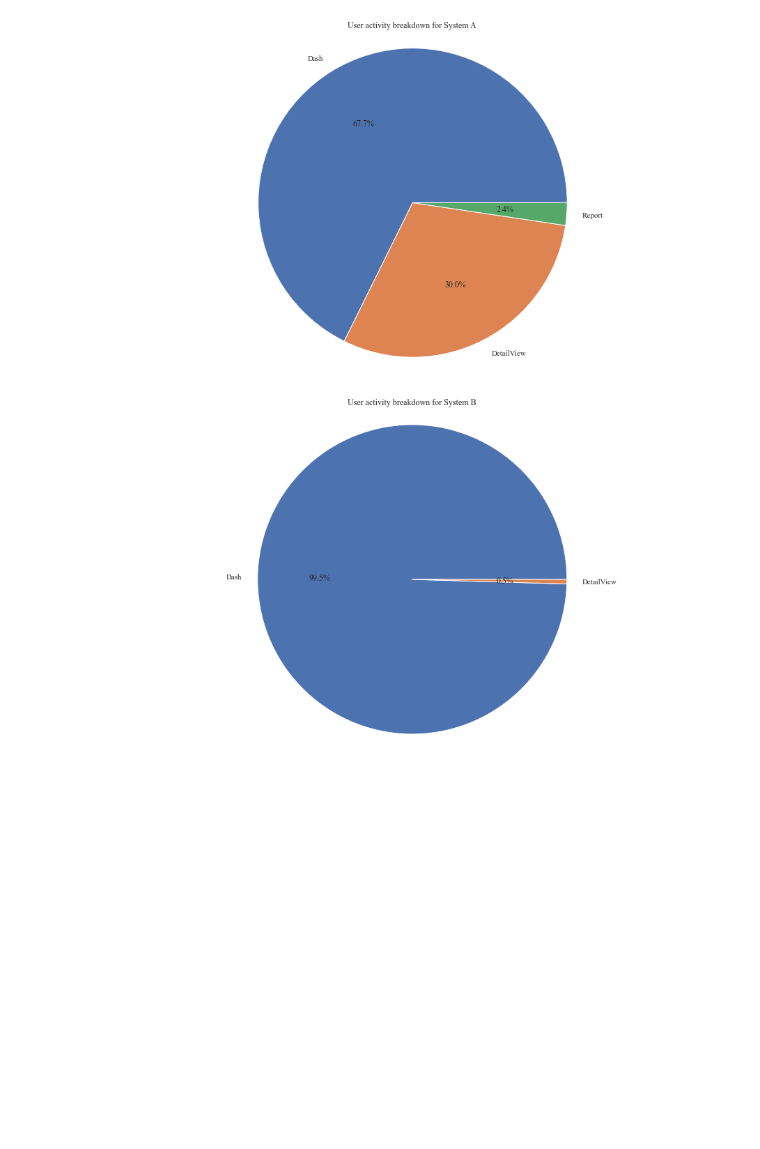
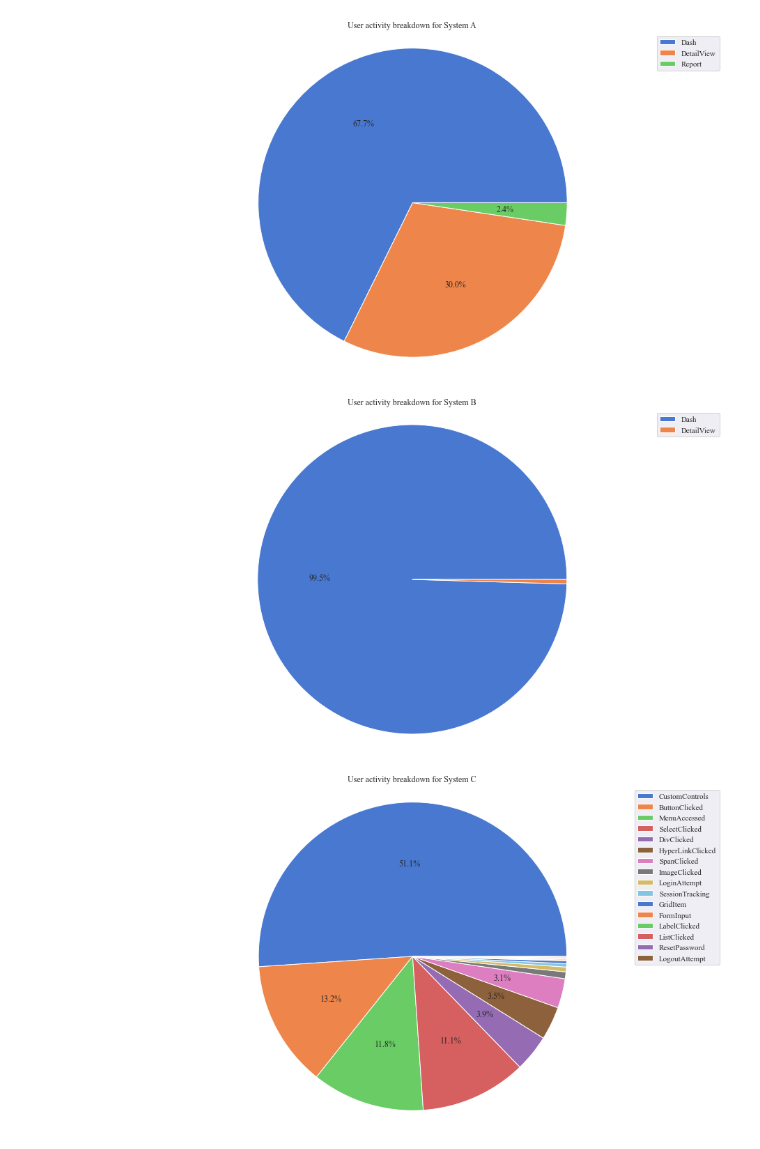
Before and after one commit to CorrieScheepers/Masters, a Jupyter notebook: src/Ch3/log_analysis/uat_analysis.ipynb, the cells around one changed output. Cells and saved outputs as stored; diff of their text form; code cells hidden in the pictures; blank space fills up the shorter version.

```diff
--- a/src/Ch3/log_analysis/uat_analysis.ipynb
+++ b/src/Ch3/log_analysis/uat_analysis.ipynb
@@ -8,6 +8,7 @@ from functools import reduce
 from scipy import stats
 # %%
 directory = '../../../Chapters/tables/'
+color_pallette = 'muted' #muted deep bright pastel dark colorblind
 
 def getSystemPriority():
     clients = pd.read_csv("../data/uat_raw/clientUsers.csv")
@@ -23,6 +24,31 @@ def getSystemPriority():
     merged_df['TotalUserCount'] = merged_df.apply(lambda row: row['UserCount_df1'] + row['UserCount_df2'], axis=1)
 
     return merged_df
+
+def getBaseProjectDataC():
+    """
+    Gets the base data for the project
+
+    Returns:
+    A dataframe with user activities
+    """
+    projectBaseData = pd.DataFrame()  # Initialize an empty dataframe
+
+    for i in range(2, 9):  # Loop over file names "uat2" to "uat8"
+        filename = f"../data/uat_raw/uat{i}.csv"
+        data = pd.read_csv(filename)
+        projectBaseData = pd.concat([projectBaseData, data], ignore_index=True)
+
+    systemsData = pd.read_csv("../data/uat_raw/unique_systems.csv")
+    users = pd.read_csv("../data/uat_raw/users.csv")
+    temp = pd.merge(systemsData, projectBaseData, on='Controller')
+    temp = pd.merge(users, temp, on='UserId')
+
+    # Calculate Priority based on total users linked to a subsystem
+    subsystem_users = temp.groupby('SubSystemId')['UserId'].nunique()
+    temp['TotalUserCount'] = temp['SubSystemId'].map(subsystem_users)
+
+    return temp
 
 def getBaseProjectData(file):
     """
@@ -111,10 +137,12 @@ def mergedColumns(data, secondFilter):
 # %%
 # Get project actvities
 projectB, projectA = getBaseProjectData('uat1')
+projectC = getBaseProjectDataC()
 
 # Get project total activities per project
 projectA_Normilised = mergedColumns(projectA, 'ActivityType')
 projectB_Normilised = mergedColumns(projectB, 'ActivityType')
+projectC_Normilised = mergedColumns(projectC, 'ActivityType')
 
 # Test data
 testA, testB = getBaseProjectData('test_data')
@@ -267,26 +281,36 @@ df['SubsystemUId'] = df['SubSystem'].apply(lambda x: subsystem_id_map[x])
 # %%
-def uatBreakdown(data, label):
+def uatBreakdown(data, label, threshold=1.0):
     # Count the occurrences of each category
     category_counts = data['ActivityType'].value_counts()
 
     # Define Seaborn color palette to use
-    colors = sns.color_palette('deep', n_colors=len(category_counts))
+    colors = sns.color_palette(color_pallette, n_colors=len(category_counts))
 
     # Create a new figure
     plt.figure()
 
     # Plotting a pie chart
     plt.rcParams["font.family"] = "Times New Roman"
     plt.rcParams["figure.figsize"] = (16, 9)
-    plt.pie(category_counts, labels=category_counts.index, colors=colors, autopct='%1.1f%%')
+
+    # Define a custom function for autopct to display percentages above the threshold
+    def my_autopct(pct):
+        return f'{pct:.1f}%' if pct >= threshold else ''
+
+    plt.pie(category_counts, colors=colors, autopct=my_autopct)
     plt.axis('equal')  # Ensure that pie is drawn as a circle
     plt.title('User activity breakdown for System ' + label)
+
+    # Add a legend
+    plt.legend(category_counts.index)
 
     # Save the current figure
     plt.savefig(f'../../../img/ch3/analysis/case_{label}_breakdown.pdf', format="pdf", bbox_inches="tight")
 
 uatBreakdown(projectA, 'A')
 uatBreakdown(projectB, 'B')
+uatBreakdown(projectC, 'C')
 # %% [output]
-[figure, old version]
+[figure, new version]
-[figure, old version]
+[figure, new version]
+[figure, added]
```
Also changed, not shown: parts of 4 cells of this notebook, 18 other files.
